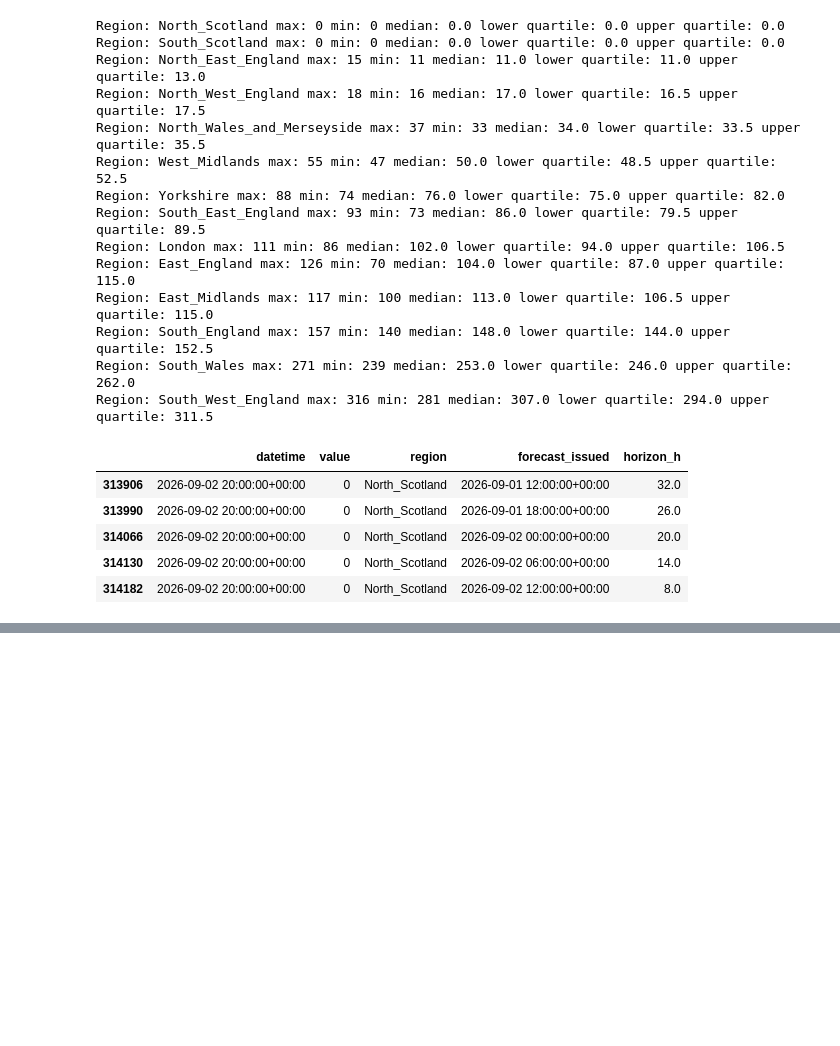
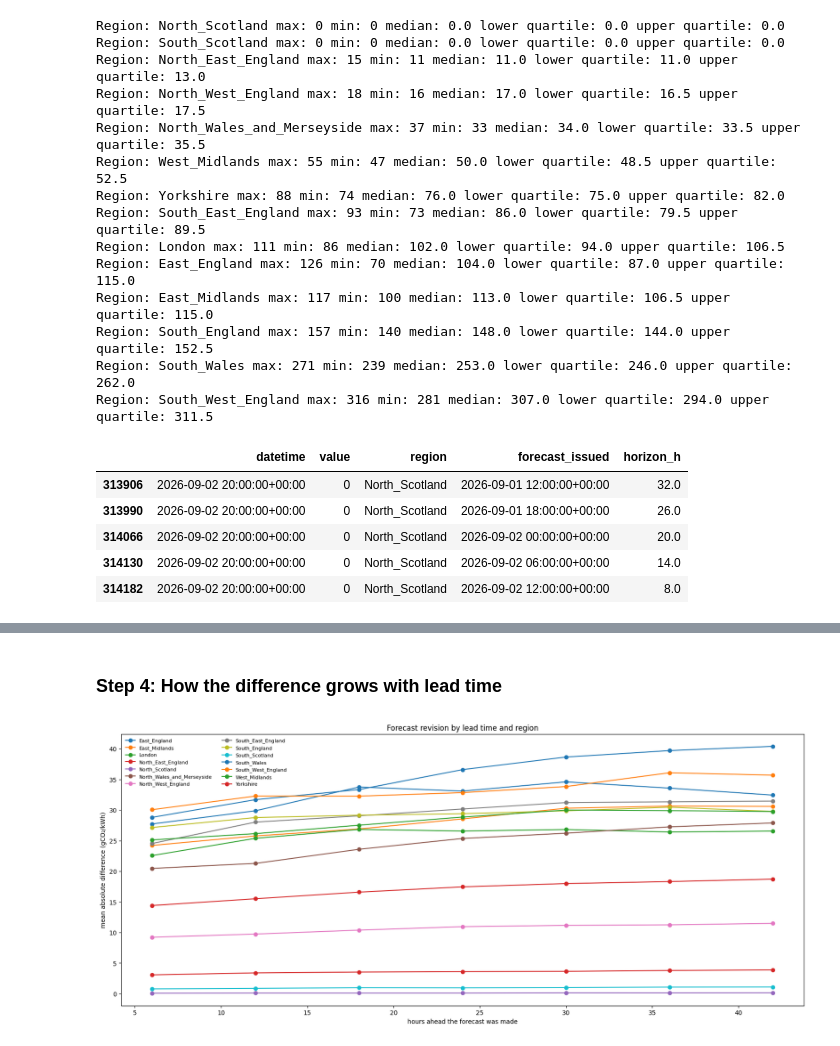
Before and after one commit to Humak1/catshackathon, a Jupyter notebook: calculate_accuracy.ipynb, the cells around one changed output, grey strips where cells are left out. Drawn from its saved outputs; the diff is of its cells as text; code cells hidden in the pictures; blank space fills up the shorter version.

```diff
--- a/calculate_accuracy.ipynb
+++ b/calculate_accuracy.ipynb
@@ -118,0 +159,23 @@ data[(data["datetime"] == "2026-09-02 20:00:00") & (data["region"] == "North_Sco
+# %%
+def analyse_region(data, region, max_ref_age_h=6):
+    # one region, regular 6-hourly runs only
+    df = data[(data.region == region) & data.forecast_issued.dt.hour.isin([0, 6, 12, 18])]
+    df = df.sort_values(["datetime", "horizon_h"])
+
+    # for each half-hour, the most recent forecast (smallest horizon_h) is the reference
+    per_time = df.groupby("datetime")
+    df = df.assign(ref=per_time.value.transform("first"),
+                   ref_age_h=per_time.horizon_h.transform("first"))
+    df = df[df.ref_age_h < max_ref_age_h]          # only use a reference made < 6 h ahead
+
+    # absolute difference of every older forecast from the reference
+    older = df[df.horizon_h > df.ref_age_h].copy()
+    older["abs_diff"] = (older.value - older.ref).abs()
+    older["lead"] = (older.horizon_h // 6 * 6).astype(int)   # 6-hour bands
+
+    return {"mean abs diff (g)": older.abs_diff.mean(),
+            "mean level (g)": df.drop_duplicates("datetime").ref.mean(),
+            "n comparisons": len(older),
+            "by lead (g)": older.groupby("lead").abs_diff.mean()}
+
+analyse_region(clean, "London")
@@ -118,0 +203,7 @@ data[(data["datetime"] == "2026-09-02 20:00:00") & (data["region"] == "North_Sco
+# %%
+results = {region: analyse_region(clean, region) for region in sorted(clean.region.unique())}
+
+summary = pd.DataFrame({r: {k: v for k, v in res.items() if k != "by lead (g)"}
+                        for r, res in results.items()}).T.astype(float)
+summary["mean abs diff (% of level)"] = summary["mean abs diff (g)"] / summary["mean level (g)"] * 100
+summary.round(1).sort_values("mean abs diff (g)")
@@ -118,0 +233,12 @@ data[(data["datetime"] == "2026-09-02 20:00:00") & (data["region"] == "North_Sco
+# %% [markdown]
+### Step 4: How the difference grows with lead time
+# %%
+by_lead = pd.DataFrame({r: res["by lead (g)"] for r, res in results.items()})
+ax = by_lead.plot(figsize=(20, 8), marker="o")
+ax.set(xlabel="hours ahead the forecast was made", ylabel="mean absolute difference (gCO₂/kWh)",
+       title="Forecast revision by lead time and region")
+ax.legend(fontsize=8, ncol=2, frameon=False)
+plt.show()
+by_lead.round(1)
+# %% [output]
+[figure, added]
```
Also changed, not shown: parts of 17 cells of this notebook.
